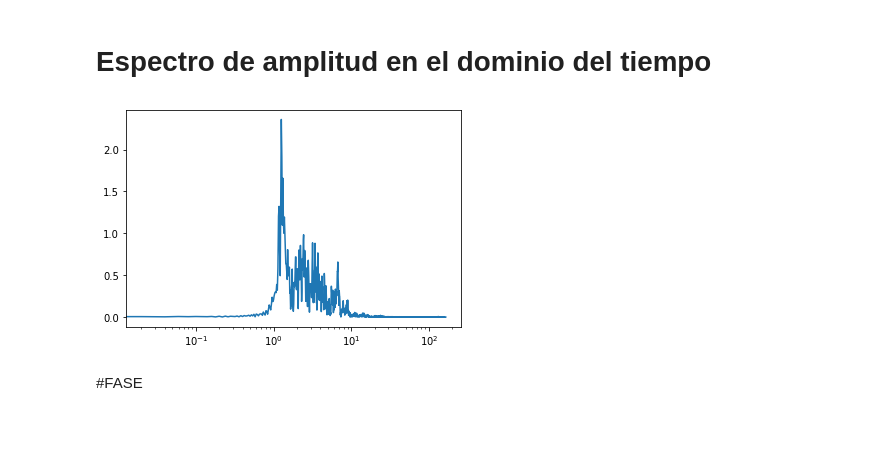
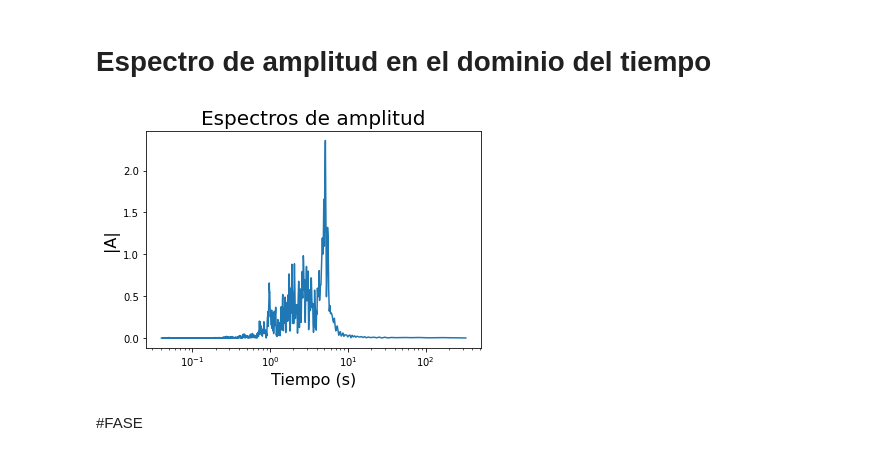
Before and after one commit to elsy-torres/intro_python_for_data, a Jupyter notebook: FFT.ipynb, the cells around one changed output. Saved outputs shown, nothing was run; the diff lists cells and outputs as text; code cells hidden in the pictures; blank space fills up the shorter version.

```diff
--- a/FFT.ipynb
+++ b/FFT.ipynb
@@ -253,0 +350,3 @@ data.head()
+# %%
+w=1./t
+print(w)
@@ -263,10 +369,13 @@ _=plt.show()
 # %% [markdown]
 # Espectro de amplitud en el dominio del tiempo
-# %%
-plt.semilogx(data['time'].iloc[0:8224],data['asb'].iloc[0:8224])
-_=plt.show()
-# %% [output]
-[figure, removed]
+# %%
+plt.semilogx(w,(data['asb'][0:8223]))
+plt.ylabel('|A|', fontsize=16,fontname='times new roman')
+plt.xlabel('Tiempo (s)', fontsize=16,fontname='times new roman')
+plt.title('Espectros de amplitud', fontsize=20,fontname='times new roman')
+_=plt.show()
+# %% [output]
+[figure, added]
 # %% [markdown]
 #FASE
 # %% [markdown]
```
Also changed, not shown: parts of 50 cells of this notebook.
